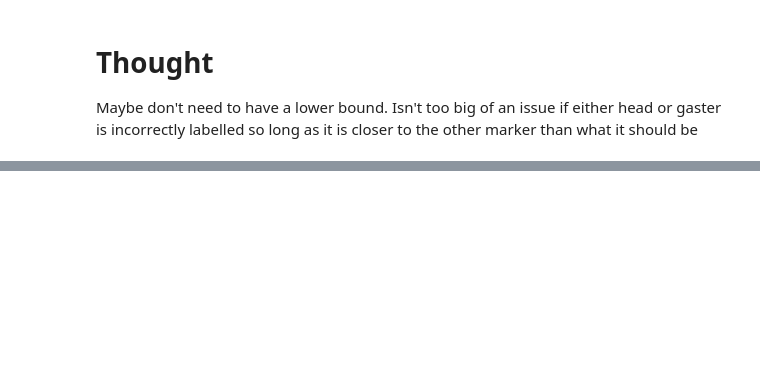
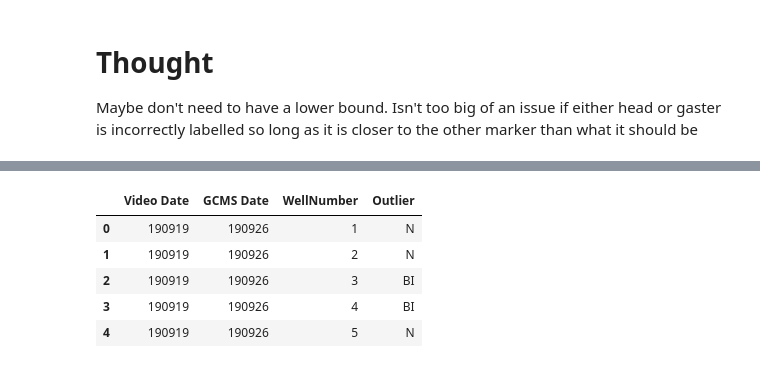
Before and after one commit to Tomnaragon/DCHC_transfer_Experiment, a Jupyter notebook: Deeplabcut_data/Movement_processing.ipynb, the cells around one changed output, grey strips where cells are left out. Drawn from its saved outputs; the diff is of its cells as text; code cells hidden in the pictures; blank space fills up the shorter version.

```diff
--- a/Deeplabcut_data/Movement_processing.ipynb
+++ b/Deeplabcut_data/Movement_processing.ipynb
@@ -185,0 +220,9 @@ metadata.head()
+# %%
+date_sync.head()
+# %% [output]
+|  | Video Date | GCMS Date | WellNumber | Outlier |
+| 0 | 190919 | 190926 | 1 | N |
+| 1 | 190919 | 190926 | 2 | N |
+| 2 | 190919 | 190926 | 3 | BI |
+| 3 | 190919 | 190926 | 4 | BI |
+| 4 | 190919 | 190926 | 5 | N |
```
Also changed, not shown: parts of 43 cells of this notebook, 1 other file.
